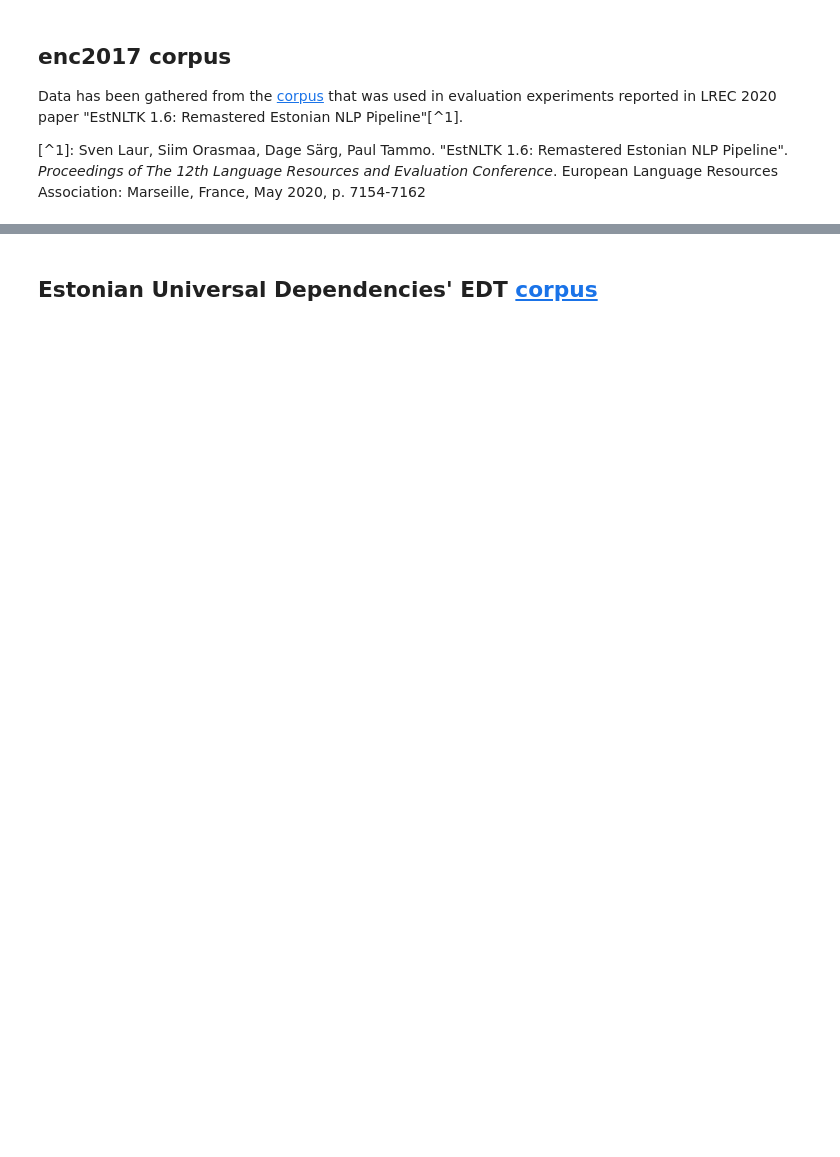
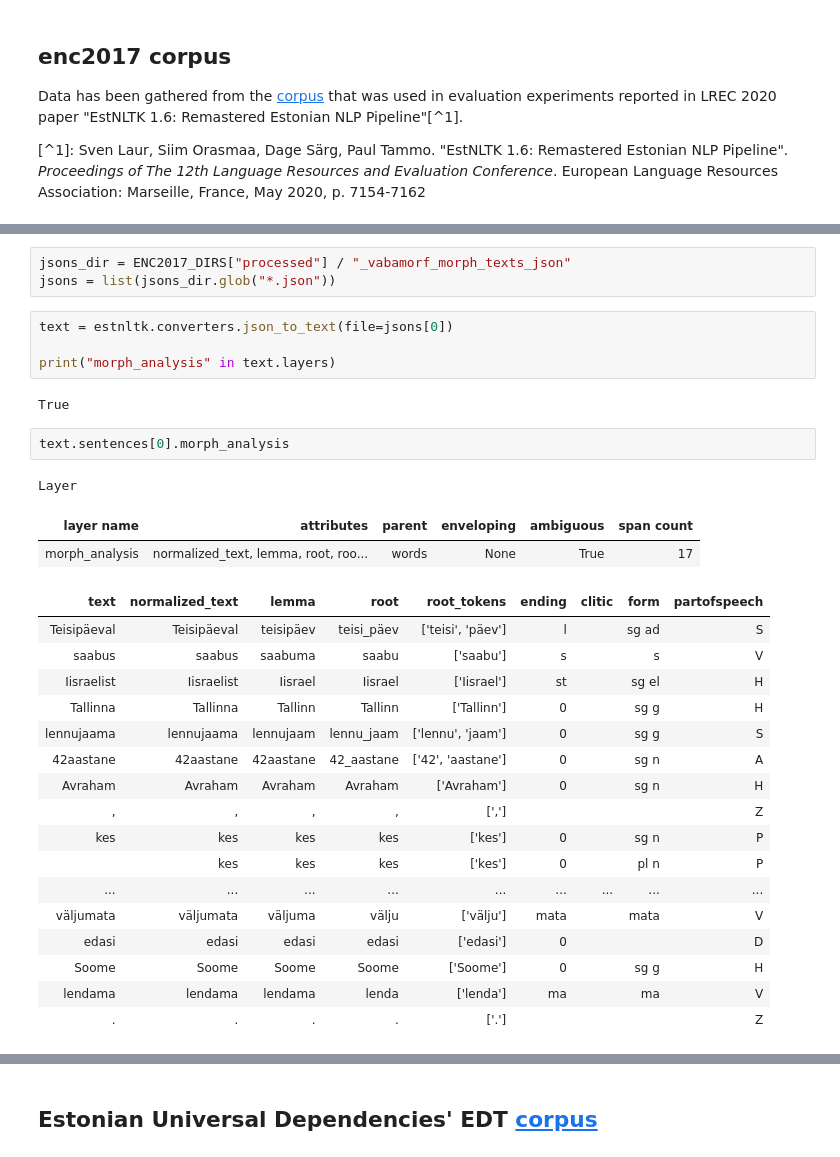
Before and after one commit to SanderSaska/EstNLTK_model_training, a Jupyter notebook: notebooks/data_preprocessing.ipynb, the cells around one changed output, grey strips where cells are left out. Drawn from its saved outputs; the diff is of its cells as text; blank space fills up the shorter version.

```diff
--- a/notebooks/data_preprocessing.ipynb
+++ b/notebooks/data_preprocessing.ipynb
@@ -104,0 +86,32 @@ Name: count, dtype: int64
+# %%
+jsons_dir = ENC2017_DIRS["processed"] / "_vabamorf_morph_texts_json"
+jsons = list(jsons_dir.glob("*.json"))
+# %%
+text = estnltk.converters.json_to_text(file=jsons[0])
+
+print("morph_analysis" in text.layers)
+# %% [output]
+True
+# %%
+text.sentences[0].morph_analysis
+# %% [output]
+Layer
+| layer name | attributes | parent | enveloping | ambiguous | span count |
+| morph_analysis | normalized_text, lemma, root, roo... | words | None | True | 17 |
+| text | normalized_text | lemma | root | root_tokens | ending | clitic | form | partofspeech |
+| Teisipäeval | Teisipäeval | teisipäev | teisi_päev | ['teisi', 'päev'] | l |  | sg ad | S |
+| saabus | saabus | saabuma | saabu | ['saabu'] | s |  | s | V |
+| Iisraelist | Iisraelist | Iisrael | Iisrael | ['Iisrael'] | st |  | sg el | H |
+| Tallinna | Tallinna | Tallinn | Tallinn | ['Tallinn'] | 0 |  | sg g | H |
+| lennujaama | lennujaama | lennujaam | lennu_jaam | ['lennu', 'jaam'] | 0 |  | sg g | S |
+| 42aastane | 42aastane | 42aastane | 42_aastane | ['42', 'aastane'] | 0 |  | sg n | A |
+| Avraham | Avraham | Avraham | Avraham | ['Avraham'] | 0 |  | sg n | H |
+| , | , | , | , | [','] |  |  |  | Z |
+| kes | kes | kes | kes | ['kes'] | 0 |  | sg n | P |
+|  | kes | kes | kes | ['kes'] | 0 |  | pl n | P |
+| ... | ... | ... | ... | ... | ... | ... | ... | ... |
+| väljumata | väljumata | väljuma | välju | ['välju'] | mata |  | mata | V |
+| edasi | edasi | edasi | edasi | ['edasi'] | 0 |  |  | D |
+| Soome | Soome | Soome | Soome | ['Soome'] | 0 |  | sg g | H |
+| lendama | lendama | lendama | lenda | ['lenda'] | ma |  | ma | V |
+| . | . | . | . | ['.'] |  |  |  | Z |
```
Also changed, not shown: parts of 39 cells of this notebook.
